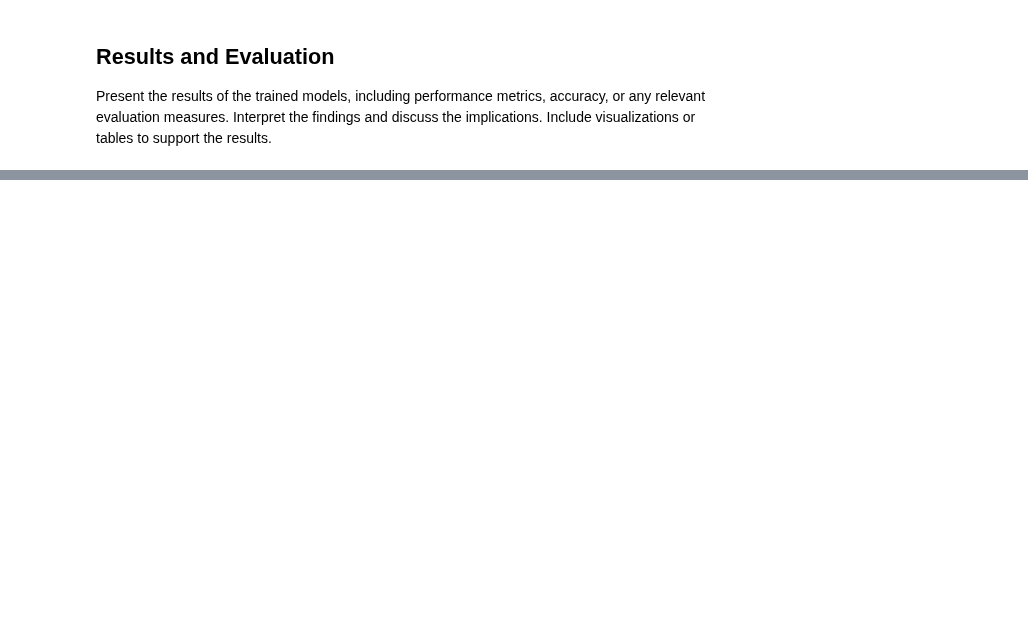
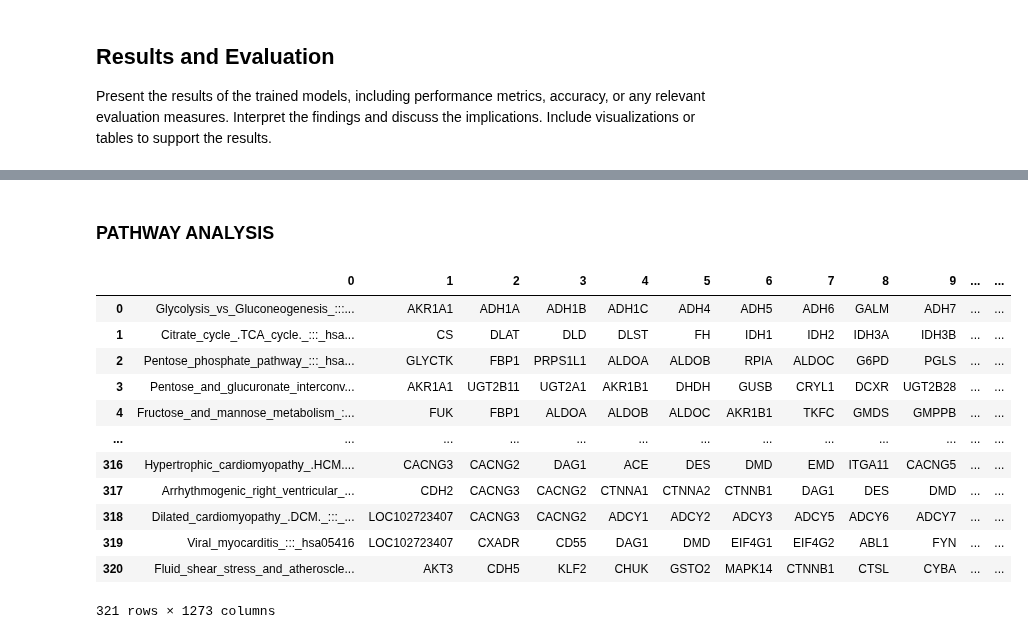
Before and after one commit to zainabnazari/ppmi, a Jupyter notebook: main_ppmi_notebook.ipynb, the cells around one changed output, grey strips where cells are left out. Saved outputs shown, nothing was run; the diff lists cells and outputs as text; code cells hidden in the pictures; blank space fills up the shorter version.

```diff
--- a/main_ppmi_notebook.ipynb
+++ b/main_ppmi_notebook.ipynb
@@ -684,0 +702,2 @@ plt.show()
+# %% [markdown]
+### PATHWAY ANALYSIS
@@ -684,0 +707,16 @@ plt.show()
+# %%
+pathway_kegg
+# %% [output]
+|  | 0 | 1 | 2 | 3 | 4 | 5 | 6 | 7 | 8 | 9 | ... | ... |
+| 0 | Glycolysis_vs_Gluconeogenesis_:::... | AKR1A1 | ADH1A | ADH1B | ADH1C | ADH4 | ADH5 | ADH6 | GALM | ADH7 | ... | ... |
+| 1 | Citrate_cycle_.TCA_cycle._:::_hsa... | CS | DLAT | DLD | DLST | FH | IDH1 | IDH2 | IDH3A | IDH3B | ... | ... |
+| 2 | Pentose_phosphate_pathway_:::_hsa... | GLYCTK | FBP1 | PRPS1L1 | ALDOA | ALDOB | RPIA | ALDOC | G6PD | PGLS | ... | ... |
+| 3 | Pentose_and_glucuronate_interconv... | AKR1A1 | UGT2B11 | UGT2A1 | AKR1B1 | DHDH | GUSB | CRYL1 | DCXR | UGT2B28 | ... | ... |
+| 4 | Fructose_and_mannose_metabolism_:... | FUK | FBP1 | ALDOA | ALDOB | ALDOC | AKR1B1 | TKFC | GMDS | GMPPB | ... | ... |
+| ... | ... | ... | ... | ... | ... | ... | ... | ... | ... | ... | ... | ... |
+| 316 | Hypertrophic_cardiomyopathy_.HCM.... | CACNG3 | CACNG2 | DAG1 | ACE | DES | DMD | EMD | ITGA11 | CACNG5 | ... | ... |
+| 317 | Arrhythmogenic_right_ventricular_... | CDH2 | CACNG3 | CACNG2 | CTNNA1 | CTNNA2 | CTNNB1 | DAG1 | DES | DMD | ... | ... |
+| 318 | Dilated_cardiomyopathy_.DCM._:::_... | LOC102723407 | CACNG3 | CACNG2 | ADCY1 | ADCY2 | ADCY3 | ADCY5 | ADCY6 | ADCY7 | ... | ... |
+| 319 | Viral_myocarditis_:::_hsa05416 | LOC102723407 | CXADR | CD55 | DAG1 | DMD | EIF4G1 | EIF4G2 | ABL1 | FYN | ... | ... |
+| 320 | Fluid_shear_stress_and_atheroscle... | AKT3 | CDH5 | KLF2 | CHUK | GSTO2 | MAPK14 | CTNNB1 | CTSL | CYBA | ... | ... |
+321 rows × 1273 columns
```
Also changed, not shown: parts of 12 cells of this notebook, 2 other files.
